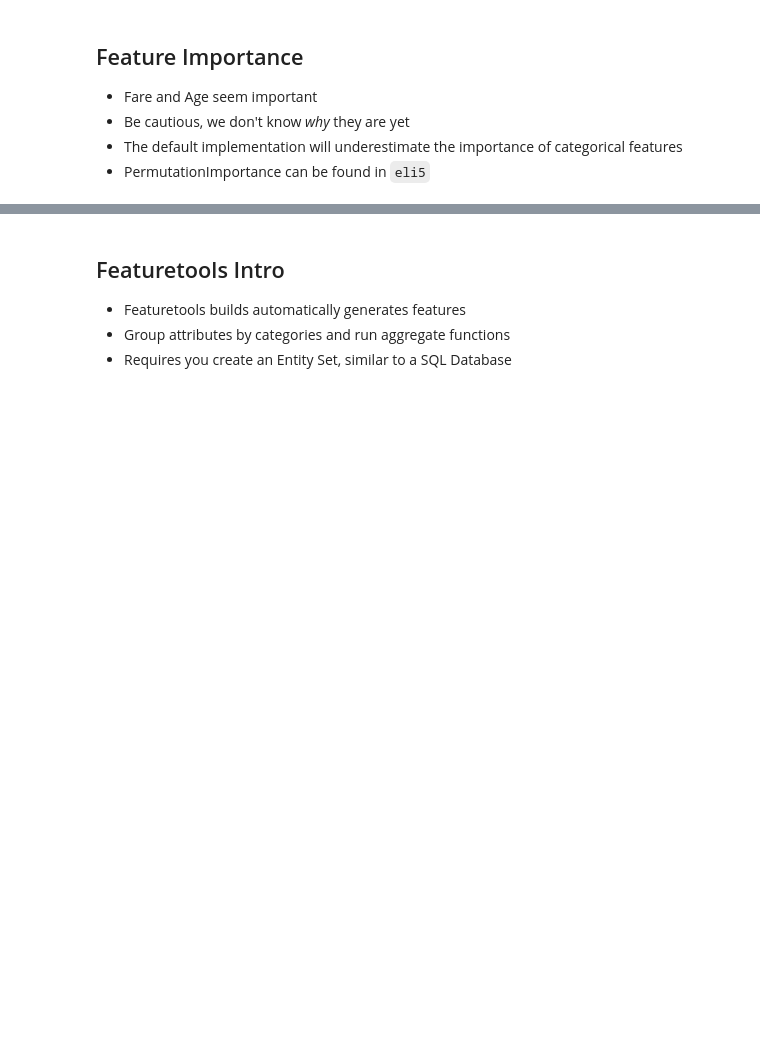
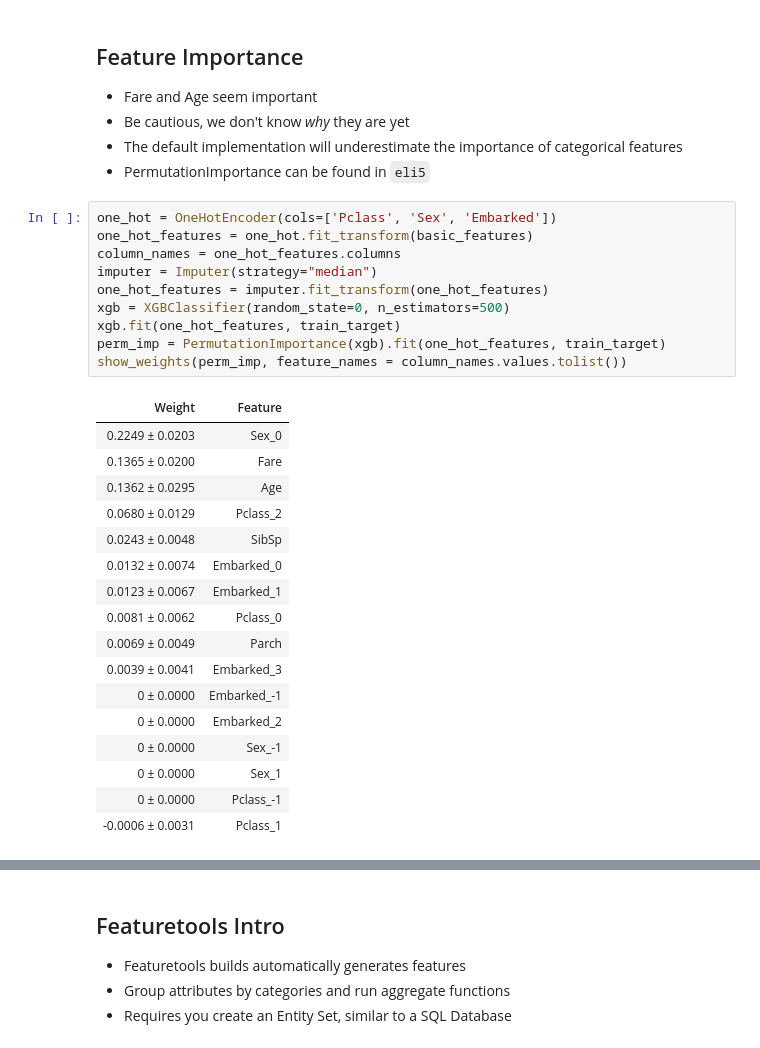
Before and after one commit to lstmemery/automl-talk, a Jupyter notebook: featuretools_demo.ipynb, the cells around one changed output, grey strips where cells are left out. Drawn from its saved outputs; the diff is of its cells as text; blank space fills up the shorter version.

```diff
--- a/featuretools_demo.ipynb
+++ b/featuretools_demo.ipynb
@@ -119,6 +111,34 @@ show_weights(perm_imp, feature_names = column_names.values.tolist())
 - Be cautious, we don't know *why* they are yet
 - The default implementation will underestimate the importance of categorical features
 - PermutationImportance can be found in `eli5`
+# %%
+one_hot = OneHotEncoder(cols=['Pclass', 'Sex', 'Embarked'])
+one_hot_features = one_hot.fit_transform(basic_features)
+column_names = one_hot_features.columns
+imputer = Imputer(strategy="median")
+one_hot_features = imputer.fit_transform(one_hot_features)
+xgb = XGBClassifier(random_state=0, n_estimators=500)
+xgb.fit(one_hot_features, train_target)
+perm_imp = PermutationImportance(xgb).fit(one_hot_features, train_target)
+show_weights(perm_imp, feature_names = column_names.values.tolist())
+# %% [output]
+| Weight | Feature |
+| 0.2249 ± 0.0203 | Sex_0 |
+| 0.1365 ± 0.0200 | Fare |
+| 0.1362 ± 0.0295 | Age |
+| 0.0680 ± 0.0129 | Pclass_2 |
+| 0.0243 ± 0.0048 | SibSp |
+| 0.0132 ± 0.0074 | Embarked_0 |
+| 0.0123 ± 0.0067 | Embarked_1 |
+| 0.0081 ± 0.0062 | Pclass_0 |
+| 0.0069 ± 0.0049 | Parch |
+| 0.0039 ± 0.0041 | Embarked_3 |
+| 0 ± 0.0000 | Embarked_-1 |
+| 0 ± 0.0000 | Embarked_2 |
+| 0 ± 0.0000 | Sex_-1 |
+| 0 ± 0.0000 | Sex_1 |
+| 0 ± 0.0000 | Pclass_-1 |
+| -0.0006 ± 0.0031 | Pclass_1 |
 # %%
 ft_features = train_features.drop(columns=["Name", "Ticket", "Cabin"])
 es = ft.EntitySet(id="titanic")
```
Also changed, not shown: parts of 43 cells of this notebook, 1 other file.
